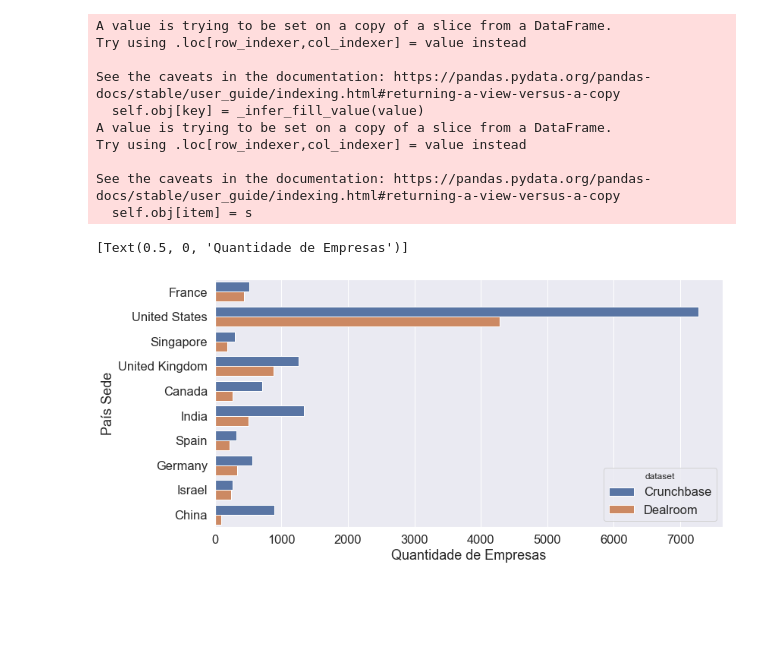
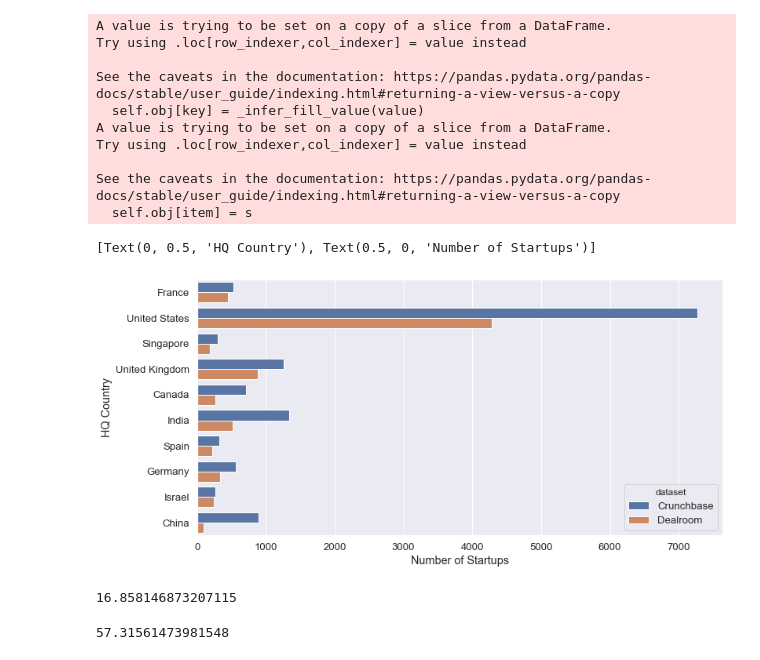
Before and after one commit to alexlopespereira/companies, a Jupyter notebook: src/companies.ipynb, the cells around one changed output. Saved outputs shown, nothing was run; the diff lists cells and outputs as text; code cells hidden in the pictures; blank space fills up the shorter version.

```diff
--- a/src/companies.ipynb
+++ b/src/companies.ipynb
@@ -137,8 +138,8 @@ See the caveats in the documentation: https://pandas.pydata.org/pandas-docs/stab
 # %%
 top10 = dfconcat2["País Sede"].value_counts().head(10).index
 fig, ax1 = plt.subplots(figsize=(12,6))
 ax = sns.countplot(data=dfconcat2[dfconcat2['País Sede'].isin(top10)], y="País Sede", hue="dataset", ax=ax1)
-ax.set(xlabel="Quantidade de Empresas")
+ax.set(xlabel="Number of Startups", ylabel="HQ Country")
 # %% [output]
-[Text(0.5, 0, 'Quantidade de Empresas')]
+[Text(0, 0.5, 'HQ Country'), Text(0.5, 0, 'Number of Startups')]
-[figure, old version]
+[figure, new version]
@@ -144,0 +153,8 @@ ax.set(xlabel="Quantidade de Empresas")
+# %%
+pct_null_dfd
+# %% [output]
+16.858146873207115
+# %%
+pct_null_dfc
+# %% [output]
+57.31561473981548
```
Also changed, not shown: parts of 3 cells of this notebook, 2 other files.
